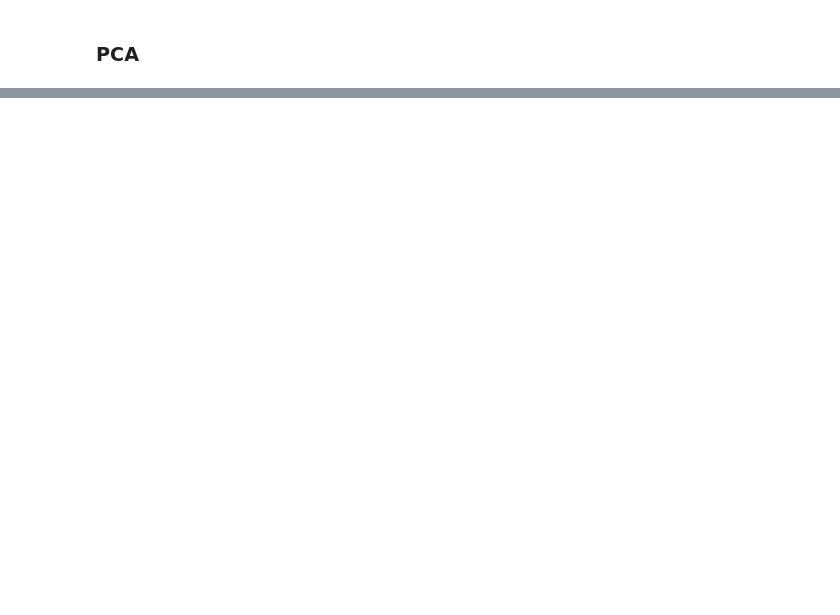
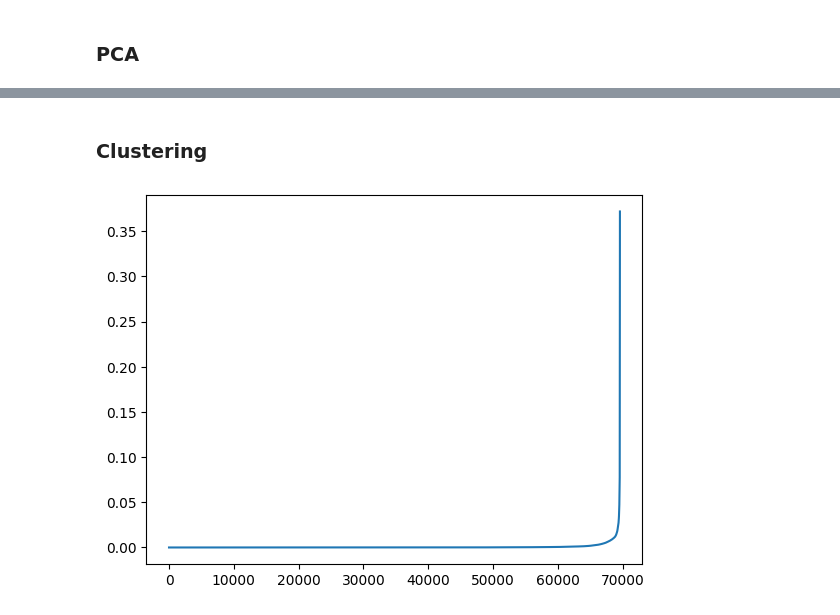
Before and after one commit to arina-sbz/games-cluster-analysis, a Jupyter notebook: games_analysis.ipynb, the cells around one changed output, grey strips where cells are left out. Cells and saved outputs as stored; diff of their text form; code cells hidden in the pictures; blank space fills up the shorter version.

Commit message:
Start clustering

```diff
--- a/games_analysis.ipynb
+++ b/games_analysis.ipynb
@@ -593,0 +793,2 @@ plot_PCA(pca)
+# %% [markdown]
+### Clustering
@@ -593,0 +802,18 @@ plot_PCA(pca)
+# %%
+from sklearn.neighbors import NearestNeighbors
+
+
+def k_distances2(X, n):
+    neighbors = NearestNeighbors(n_neighbors=n)
+    neighbors_fit = neighbors.fit(X)
+    distances, indices = neighbors_fit.kneighbors(X)
+    return distances, indices
+
+
+distances, indices = k_distances2(pca, 5)
+distances = np.sort(distances, axis=0)
+distances = distances[:, 1]
+plt.plot(distances)
+plt.show()
+# %% [output]
+[figure, added]
```
Also changed, not shown: parts of 35 cells of this notebook.
